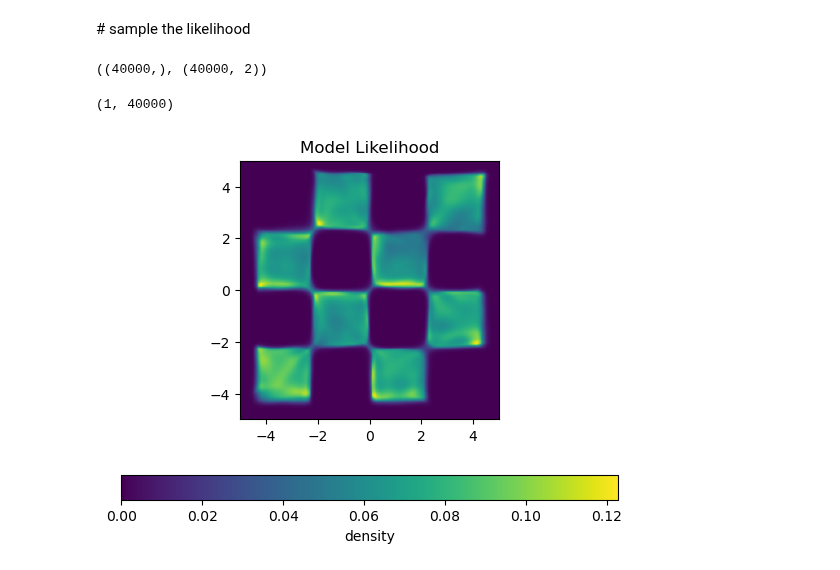
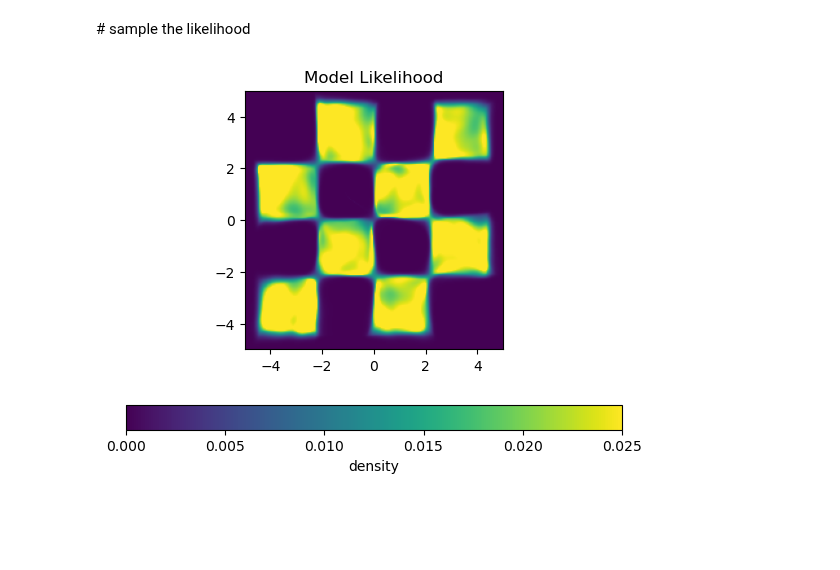
Before and after one commit to aurelio-amerio/gen-sbi, a Jupyter notebook: examples/flow_matching_2d.ipynb, the cells around one changed output. Saved outputs shown, nothing was run; the diff lists cells and outputs as text; code cells hidden in the pictures; blank space fills up the shorter version.

```diff
--- a/examples/flow_matching_2d.ipynb
+++ b/examples/flow_matching_2d.ipynb
@@ -276,3 +276,11 @@ plt.tight_layout()
 plt.show()
 # %% [output]
 [figure]
+# %%
+batch_size = 1000
+T = jnp.linspace(0,1,50)  # sample times
+
+# x_init = torch.randn((batch_size, 2), dtype=torch.float32, device=device)
+x_init = jax.random.normal(jax.random.PRNGKey(0), (batch_size, 2))  # initial conditions
+solver = ODESolver(velocity_model=vf)  # create an ODESolver class
+sol = solver.sample(time_grid=T, x_init=x_init, method='dopri5', step_size=step_size, return_intermediates=True)
@@ -295,7 +307,3 @@ vfv= vfm.get_vector_field()
-# %%
-div(1.0, x_1, None).shape, vfv(1.0, x_1, None).shape
-# %% [output]
-((40000,), (40000, 2))
 # %%
 # source distribution is an isotropic gaussian
 gaussian_log_density = dist.Independent(dist.Normal(jnp.zeros(2), jnp.ones(2)), 1).log_prob
@@ -303,32 +311,36 @@ gaussian_log_density = dist.Independent(dist.Normal(jnp.zeros(2), jnp.ones(2)),
 sampler = solver.get_unnormalized_logprob(time_grid=[1.0,0.0], method='dopri5', step_size=step_size, log_p0=gaussian_log_density)
 
 _, exact_log_p = sampler(x_1)
-# %%
-exact_log_p.shape
-# %% [output]
-(1, 40000)
 # %%
 likelihood = np.array(jnp.exp(exact_log_p[-1,:]).reshape(grid_size, grid_size))
 
 
 # cmin = 0.0
 # cmax = 1/32 # 1/32 is the gt likelihood value
+cmin = 0
+cmax = 1/40
 
-# norm = cm.colors.Normalize(vmax=cmax, vmin=cmin)
+norm = cm.colors.Normalize(vmax=cmax, vmin=cmin)
 
 # Create the figure and axis objects explicitly
 fig, ax = plt.subplots()
 
 likelihood = np.array(jnp.exp(exact_log_p[-1,:]).reshape(grid_size, grid_size))
 
-# norm = cm.colors.Normalize(vmax=cmax, vmin=cmin)
+norm = cm.colors.Normalize(vmax=cmax, vmin=cmin)
 
-# im = ax.imshow(likelihood, extent=(-5, 5, -5, 5), origin='lower', cmap='viridis', norm=norm)
-im = ax.imshow(likelihood, extent=(-5, 5, -5, 5), origin='lower', cmap='viridis')
+im = ax.imshow(likelihood, extent=(-5, 5, -5, 5), origin='lower', cmap='viridis', norm=norm)
+# im = ax.imshow(likelihood, extent=(-5, 5, -5, 5), origin='lower', cmap='viridis')
 ax.set_title('Model Likelihood')
+
+# plt.scatter(sol[0,:,0], sol[0,:,1], color="red", s=1, alpha=0.5)
+# plt.plot(sol[:,:,0], sol[:,:,1], color="white", lw=0.2, alpha=0.7)
+# plt.scatter(sol[-1,:,0], sol[-1,:,1], color="blue", s=2, alpha=1, zorder=2)
+# plt.gca().set_aspect('equal', adjustable='box')
+# plt.show()
 
 # Use the current figure/axis for the colorbar
 plt.colorbar(im, ax=ax, orientation='horizontal', label='density')
 plt.show()
 # %% [output]
-[figure, old version]
+[figure, new version]
```
Also changed, not shown: parts of 6 cells of this notebook, 6 other files.
